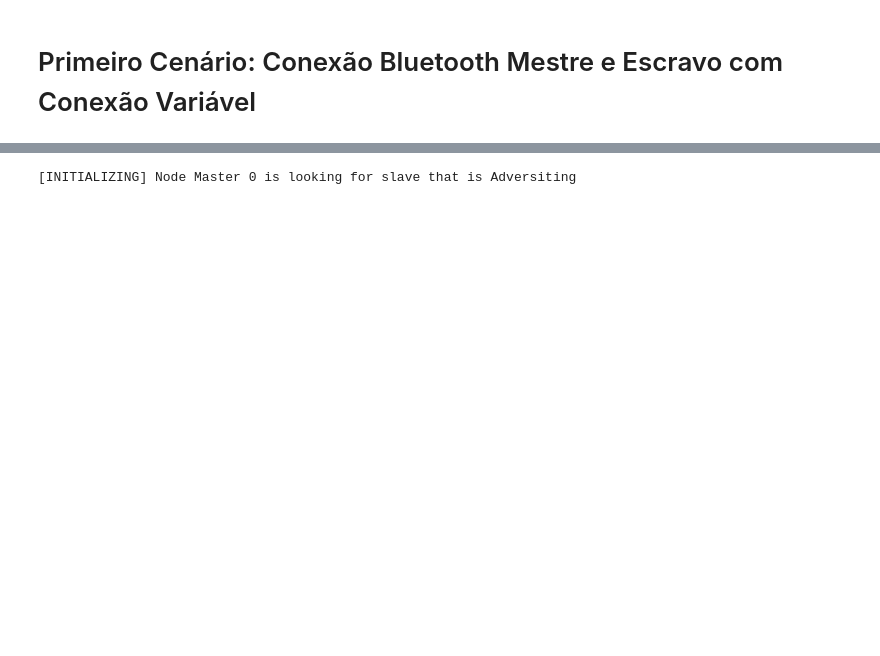
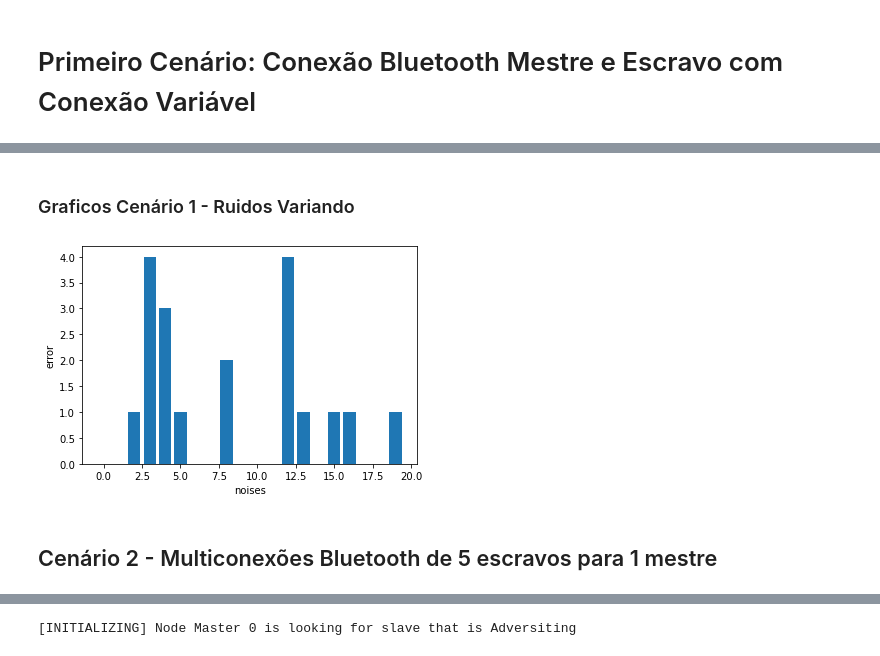
Before and after one commit to mcnl/bluetoothcomssimultator, a Jupyter notebook: Bluetooth Simulator.ipynb, the cells around one changed output, grey strips where cells are left out. Saved outputs shown, nothing was run; the diff lists cells and outputs as text; code cells hidden in the pictures; blank space fills up the shorter version.

```diff
--- a/Bluetooth Simulator.ipynb
+++ b/Bluetooth Simulator.ipynb
@@ -184,0 +427,10 @@ class node:
+# %% [markdown]
+### Graficos Cenário 1 - Ruidos Variando
+# %%
+plt.bar(noises, errors)
+plt.ylabel('error')
+plt.xlabel('noises')
+
+plt.show()
+# %% [output]
+[figure, added]
@@ -184,0 +441,2 @@ class node:
+# %% [markdown]
+## Cenário 2 - Multiconexões Bluetooth de 5 escravos para 1 mestre
```
Also changed, not shown: parts of 23 cells of this notebook.
